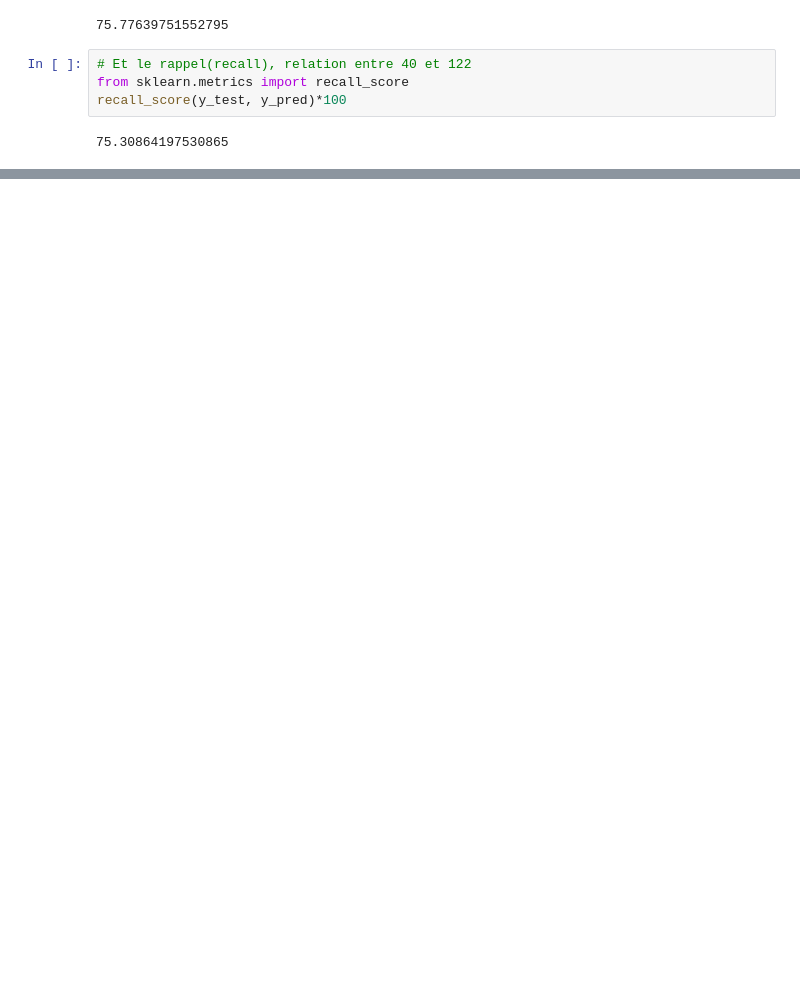
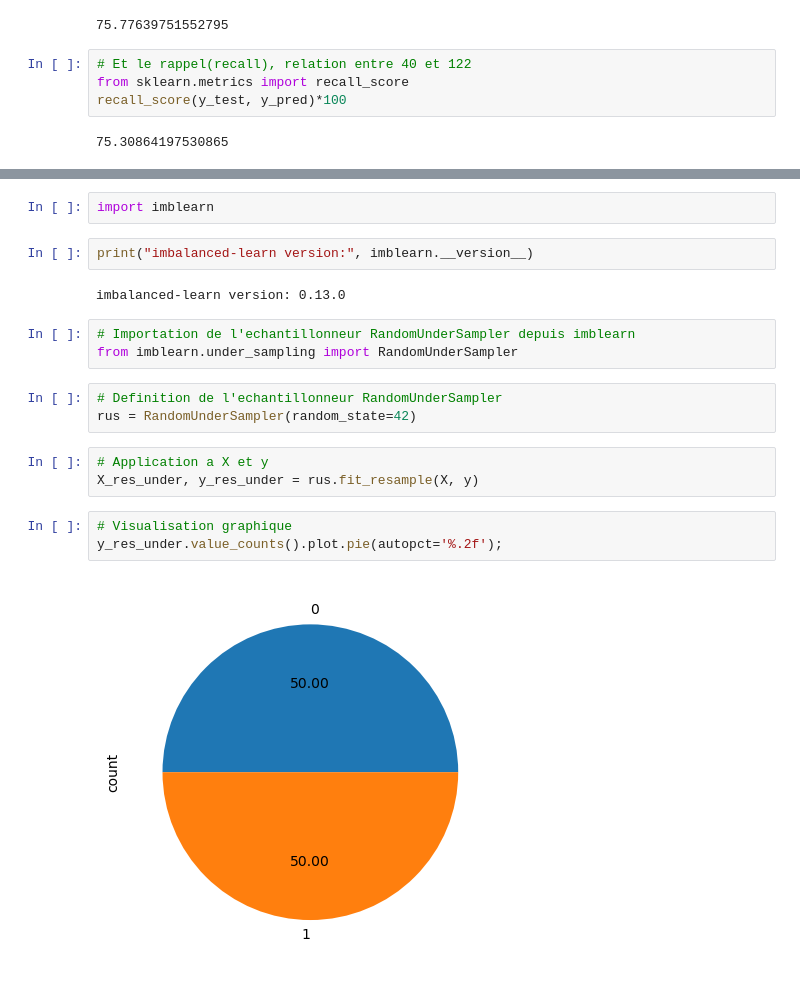
Before and after one commit to Badu1230/fraude-identification, a Jupyter notebook: Création d'un modèle d'identification des fraudes.ipynb, the cells around one changed output, grey strips where cells are left out. Cells and saved outputs as stored; diff of their text form; blank space fills up the shorter version.

```diff
--- a/Création d'un modèle d'identification des fraudes.ipynb
+++ b/Création d'un modèle d'identification des fraudes.ipynb
@@ -210,0 +271,20 @@ recall_score(y_test, y_pred)*100
+# %%
+import imblearn
+# %%
+print("imbalanced-learn version:", imblearn.__version__)
+# %% [output]
+imbalanced-learn version: 0.13.0
+# %%
+# Importation de l'echantillonneur RandomUnderSampler depuis imblearn
+from imblearn.under_sampling import RandomUnderSampler
+# %%
+# Definition de l'echantillonneur RandomUnderSampler
+rus = RandomUnderSampler(random_state=42)
+# %%
+# Application a X et y
+X_res_under, y_res_under = rus.fit_resample(X, y)
+# %%
+# Visualisation graphique
+y_res_under.value_counts().plot.pie(autopct='%.2f');
+# %% [output]
+[figure, added]
```
Also changed, not shown: parts of 74 cells of this notebook.
